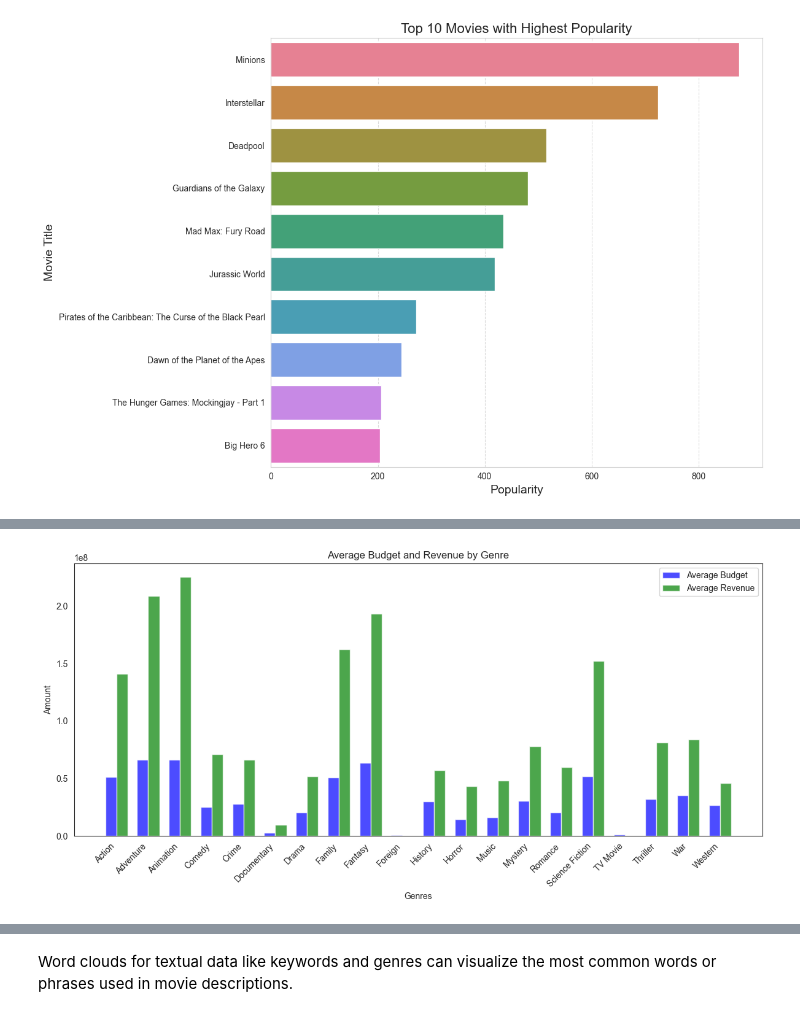
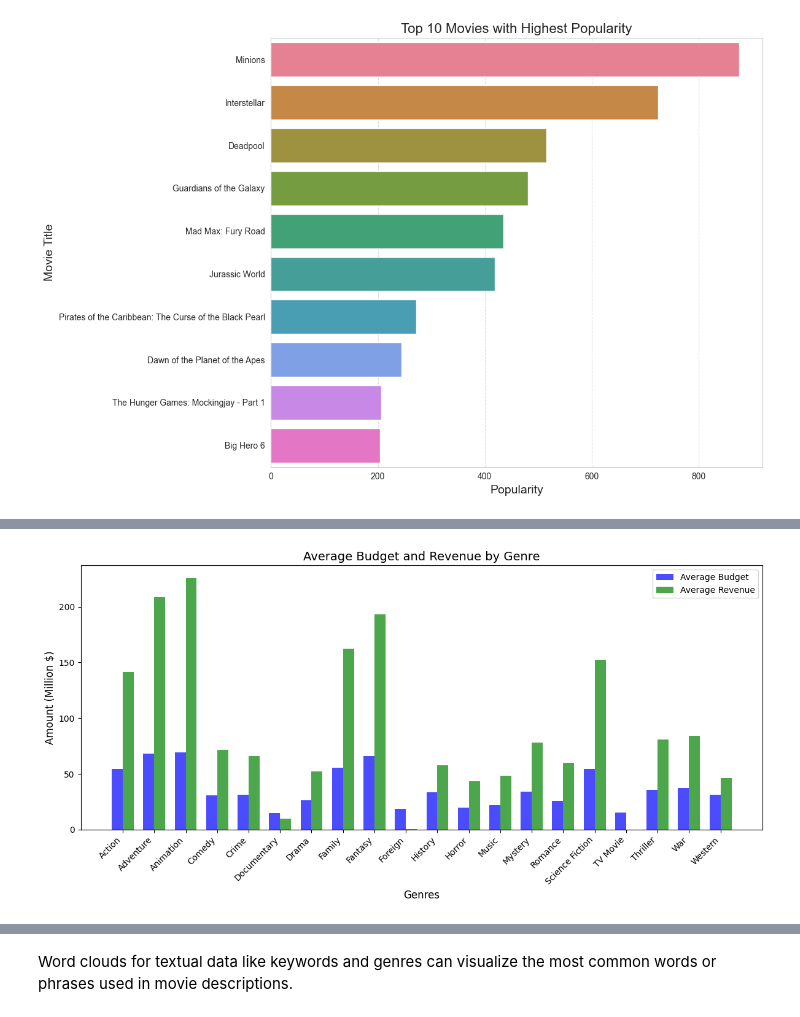
Before and after one commit to FatemehCh97/TMDB-Movie-Analytics-and-Recommendation, a Jupyter notebook: src/TMDB_Insights.ipynb, the cells around one changed output, grey strips where cells are left out. Cells and saved outputs as stored; diff of their text form; code cells hidden in the pictures.

```diff
--- a/src/TMDB_Insights.ipynb
+++ b/src/TMDB_Insights.ipynb
@@ -117,7 +149,8 @@ Name: title, dtype: object
 Given the findings from the comparisons of this two dataset, I proceeded to merge the two DataFrames, `movies_df` and `credits_df`, using an inner join based on the 'id' and 'title' columns. The merged DataFrame, named `merged_df`, contains information from both DataFrames. Since the 'movie_id' and 'id' columns contained the same values, I dropped the 'movie_id' column after merging to avoid redundancy.
 # %%
 # Merge the two datasets on the 'id' and 'movie_id' columns, and 'title' and 'original_title' columns respectively
-merged_df = pd.merge(movies_df, credits_df, left_on=['id', 'title'], right_on=['movie_id', 'title'], how='inner')
+merged_df = pd.merge(movies_df, credits_df, left_on=['id', 'title'],
+                     right_on=['movie_id', 'title'], how='inner')
 
 # Drop the 'movie_id' column after merging
 merged_df.drop(columns=['movie_id'], inplace=True)
@@ -342,0 +354,6 @@ dtype: int64
+# %%
+# Calculate median budget excluding zero values
+median_budget = merged_df[merged_df['budget'] > 0]['budget'].median()
+
+# Impute zero or very small budget values with the median
+merged_df['budget'] = merged_df['budget'].apply(lambda x: median_budget if x < 1000 else x)
@@ -371,11 +398,16 @@ df = merged_df[newCols]
 # Extract cast_id from the 'cast' column
 df['cast_id'] = df['cast'].apply(lambda x: [actor['cast_id'] for actor in x])
 # Extract only cast with order of 0 from cast_id
-df['cast_id'] = df['cast_id'].apply(lambda x: x[0] if len(x) > 0 else None)
+df['cast_id_0'] = df['cast_id'].apply(lambda x: x[0] if len(x) > 0 else None)
 
 # Extract crew_id for directors from the 'crew' column
 df['director_id'] = df['crew'].apply(lambda x: [member['crew_id'] for member in x if member['job'] == 'Director'])
-df['director_id'] = df['director_id'].apply(lambda x: x[0] if len(x) > 0 else None)
+df['director_id_0'] = df['director_id'].apply(lambda x: x[0] if len(x) > 0 else None)
+# %%
+df['genres_id_0'] = df['genres_id'].apply(lambda x: x[0] if isinstance(x, list) and len(x) > 0 else None)
+df['keywords_id_0'] = df['keywords_id'].apply(lambda x: x[0] if isinstance(x, list) and len(x) > 0 else None)
+df['production_companies_id_0'] = df['production_companies_id'].apply(lambda x: x[0] if isinstance(x, list) and len(x) > 0 else None)
+df['production_countries_0'] = df['production_countries'].apply(lambda x: x[0] if isinstance(x, list) and len(x) > 0 else None)
 # %%
 # DataFrame information after data preprocessing
 df.info()
@@ -610,27 +694,25 @@ plt.show()
 # %%
-import pandas as pd
-import matplotlib.pyplot as plt
-
 # Explode the 'genres' column
 exploded_df = df.explode('genres')
 
 # Group by genre and calculate average budget and revenue
 genre_stats = exploded_df.groupby('genres').agg({'budget': 'mean', 'revenue': 'mean'}).reset_index()
 
 # Plot the average budget and revenue for each genre
 plt.figure(figsize=(12, 6))
 bar_width = 0.35
 index = range(len(genre_stats))
 
-plt.bar(index, genre_stats['budget'], bar_width, color='blue', alpha=0.7, label='Average Budget')
-plt.bar([i + bar_width for i in index], genre_stats['revenue'], bar_width, color='green', alpha=0.7, label='Average Revenue')
+plt.bar(index, genre_stats['budget']/1e6, bar_width, color='blue', alpha=0.7, label='Average Budget')
+plt.bar([i + bar_width for i in index], genre_stats['revenue']/1e6, bar_width,
+        color='green', alpha=0.7, label='Average Revenue')
 
-plt.xlabel('Genres')
-plt.ylabel('Amount')
-plt.title('Average Budget and Revenue by Genre')
+plt.xlabel('Genres', fontsize=12)
+plt.ylabel('Amount (Million $)', fontsize=12)
+plt.title('Average Budget and Revenue by Genre', fontsize=14)
 plt.xticks([i + bar_width / 2 for i in index], genre_stats['genres'], rotation=45, ha='right')
 plt.legend()
 plt.tight_layout()
 plt.show()
 # %% [output]
-[figure, old version]
+[figure, new version]
```
Also changed, not shown: parts of 95 cells of this notebook.
